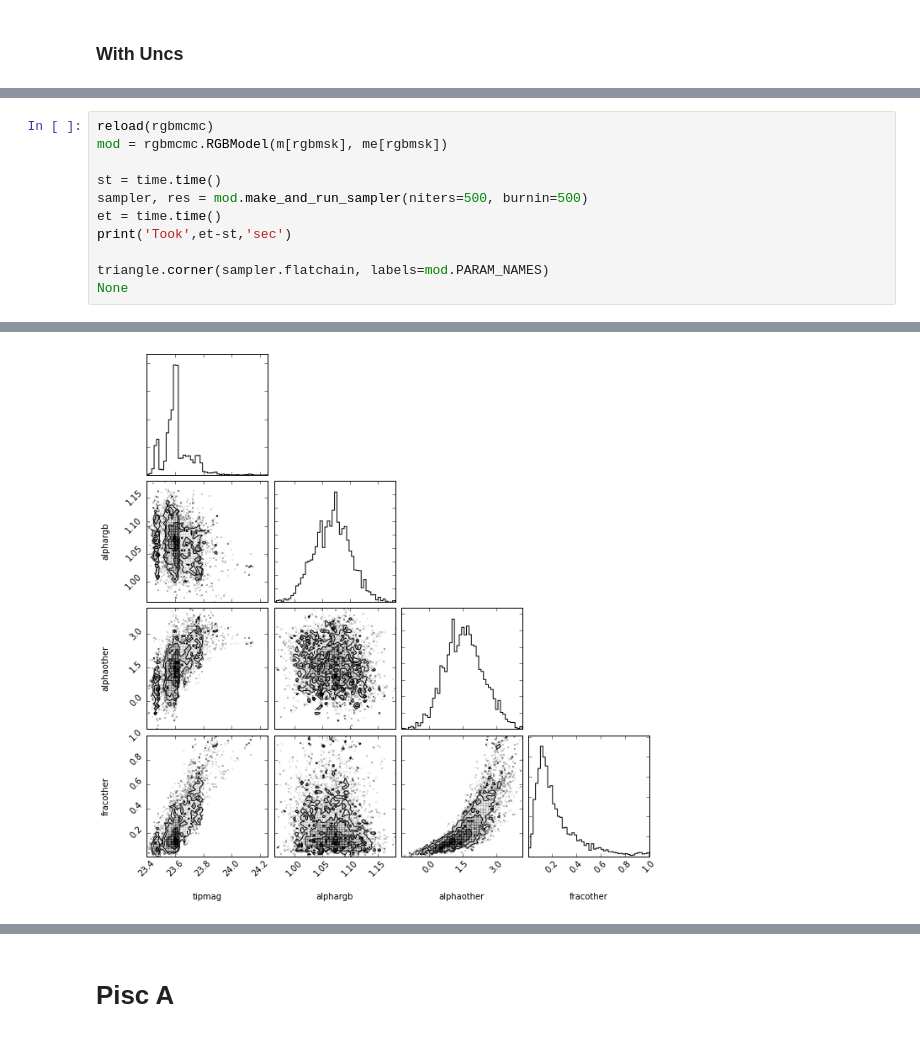
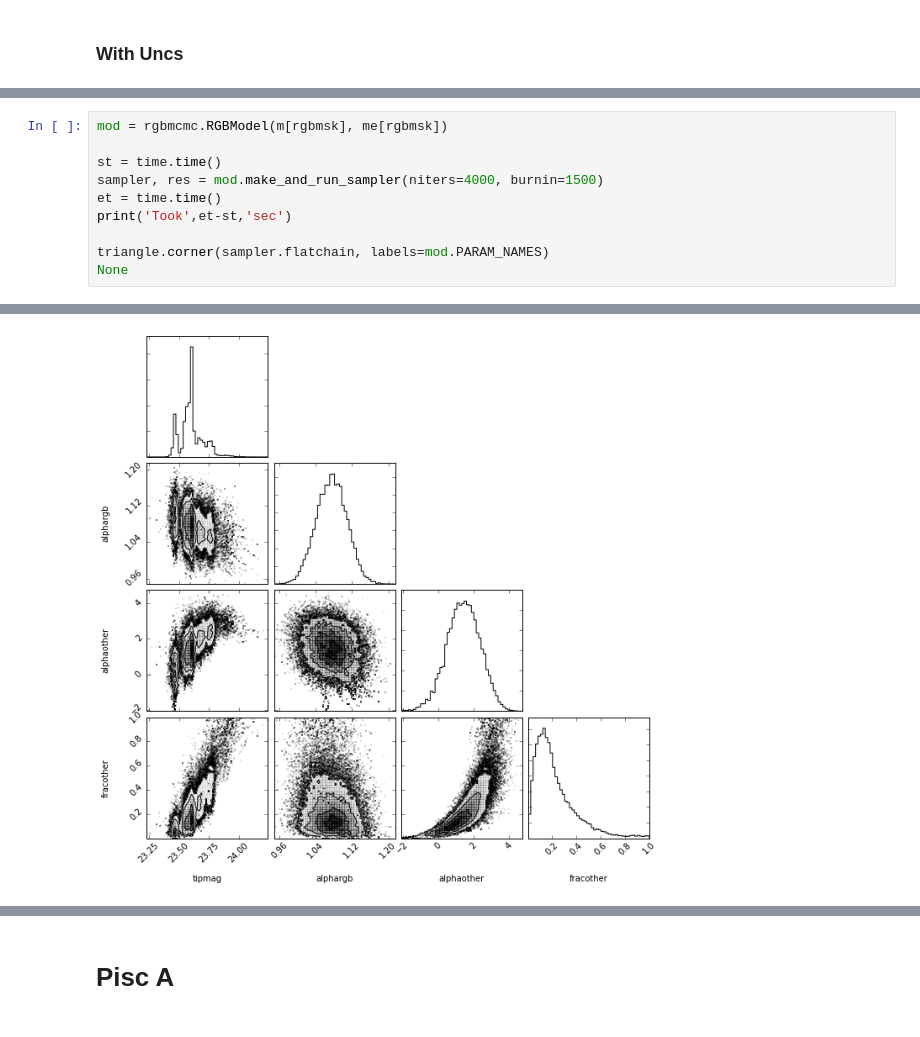
Before and after one commit to eteq/piscdwarfs_hst, a Jupyter notebook: Distance MCMC Experiments.ipynb, the cells around one changed output, grey strips where cells are left out. Drawn from its saved outputs; the diff is of its cells as text.

```diff
--- a/Distance MCMC Experiments.ipynb
+++ b/Distance MCMC Experiments.ipynb
@@ -253,9 +241,8 @@ integrate.quad(lambda m : rgbmcmc.exp_gauss_conv_normed(m, *args), lower, upper)
 # %%
-reload(rgbmcmc)
 mod = rgbmcmc.RGBModel(m[rgbmsk], me[rgbmsk])
 
 st = time.time()
-sampler, res = mod.make_and_run_sampler(niters=500, burnin=500)
+sampler, res = mod.make_and_run_sampler(niters=4000, burnin=1500)
 et = time.time()
 print('Took',et-st,'sec')
 
@@ -266 +253 @@ Took 38.4991209507 sec
-[figure, old version]
+[figure, new version]
```
Also changed, not shown: parts of 11 cells of this notebook, 1 other file.
